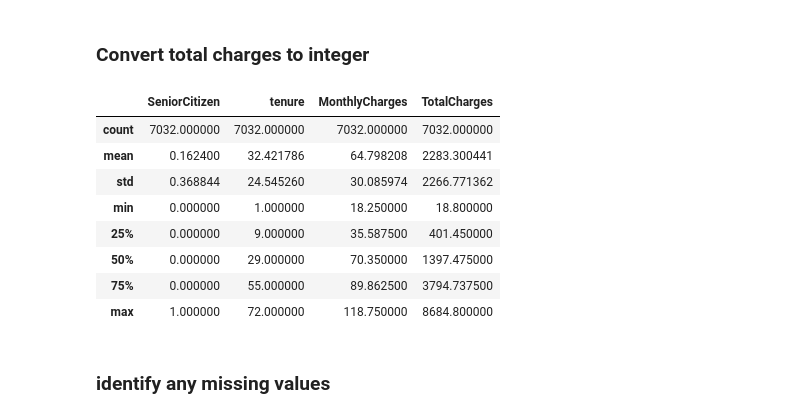
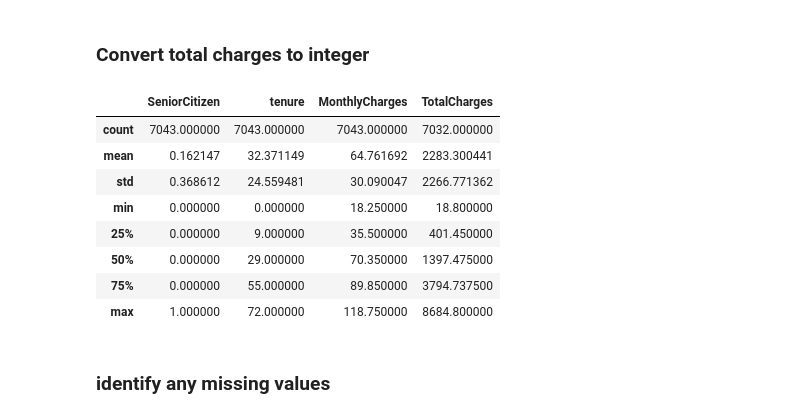
Before and after one commit to Xulkarnain/Customer-Churn-ANN, a Jupyter notebook: notebooks/EDA.ipynb, the cells around one changed output. Cells and saved outputs as stored; diff of their text form; code cells hidden in the pictures.

```diff
--- a/notebooks/EDA.ipynb
+++ b/notebooks/EDA.ipynb
@@ -84,17 +84,17 @@ df.describe()
 # %% [markdown]
 ### Convert total charges to integer
 # %%
-df['TotalCharges'] = df['TotalCharges'].astype(float)
+df['TotalCharges'] = pd.to_numeric(df['TotalCharges'], errors='coerce')
 df.describe()
 # %% [output]
 |  | SeniorCitizen | tenure | MonthlyCharges | TotalCharges |
-| count | 7032.000000 | 7032.000000 | 7032.000000 | 7032.000000 |
-| mean | 0.162400 | 32.421786 | 64.798208 | 2283.300441 |
-| std | 0.368844 | 24.545260 | 30.085974 | 2266.771362 |
-| min | 0.000000 | 1.000000 | 18.250000 | 18.800000 |
-| 25% | 0.000000 | 9.000000 | 35.587500 | 401.450000 |
+| count | 7043.000000 | 7043.000000 | 7043.000000 | 7032.000000 |
+| mean | 0.162147 | 32.371149 | 64.761692 | 2283.300441 |
+| std | 0.368612 | 24.559481 | 30.090047 | 2266.771362 |
+| min | 0.000000 | 0.000000 | 18.250000 | 18.800000 |
+| 25% | 0.000000 | 9.000000 | 35.500000 | 401.450000 |
 | 50% | 0.000000 | 29.000000 | 70.350000 | 1397.475000 |
-| 75% | 0.000000 | 55.000000 | 89.862500 | 3794.737500 |
+| 75% | 0.000000 | 55.000000 | 89.850000 | 3794.737500 |
 | max | 1.000000 | 72.000000 | 118.750000 | 8684.800000 |
 # %% [markdown]
 ### identify any missing values
```
Also changed, not shown: 6 other files.
